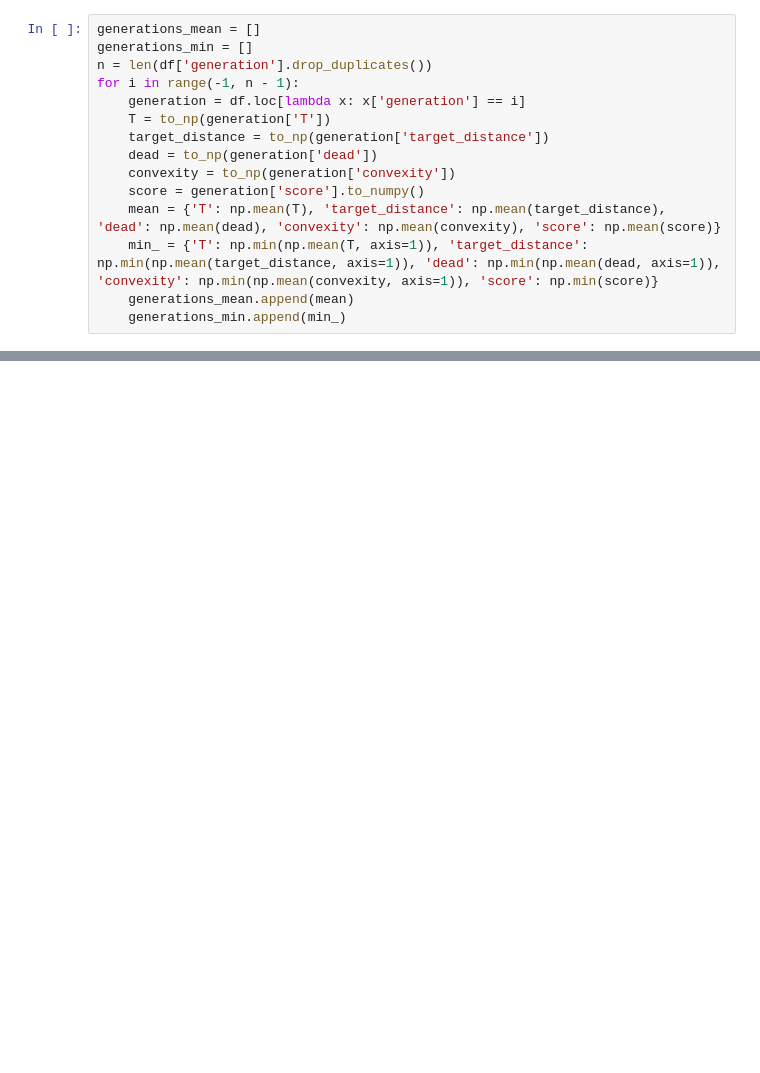
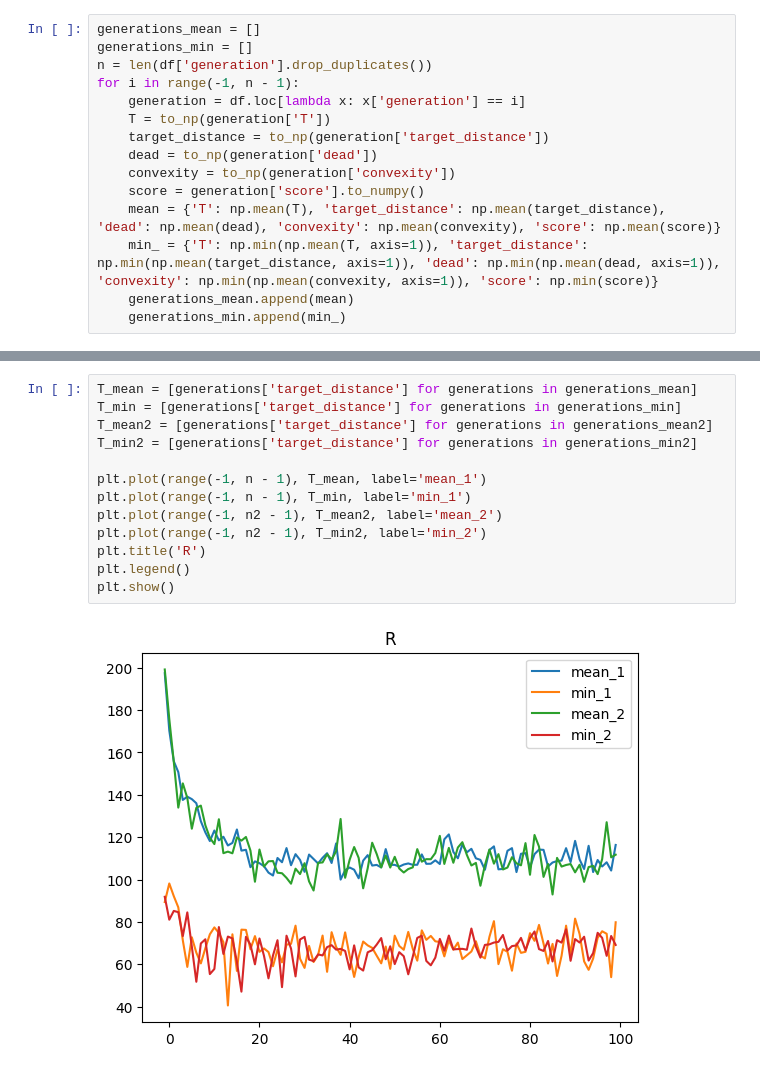
Before and after one commit to GENBBB/Auto-Robot-Control, a Jupyter notebook: analyze.ipynb, the cells around one changed output, grey strips where cells are left out. Cells and saved outputs as stored; diff of their text form; blank space fills up the shorter version.

```diff
--- a/analyze.ipynb
+++ b/analyze.ipynb
@@ -73,0 +99,15 @@ plt.show()
+# %%
+T_mean = [generations['target_distance'] for generations in generations_mean]
+T_min = [generations['target_distance'] for generations in generations_min]
+T_mean2 = [generations['target_distance'] for generations in generations_mean2]
+T_min2 = [generations['target_distance'] for generations in generations_min2]
+
+plt.plot(range(-1, n - 1), T_mean, label='mean_1')
+plt.plot(range(-1, n - 1), T_min, label='min_1')
+plt.plot(range(-1, n2 - 1), T_mean2, label='mean_2')
+plt.plot(range(-1, n2 - 1), T_min2, label='min_2')
+plt.title('R')
+plt.legend()
+plt.show()
+# %% [output]
+[figure, added]
```
Also changed, not shown: parts of 7 cells of this notebook, 15 other files.
